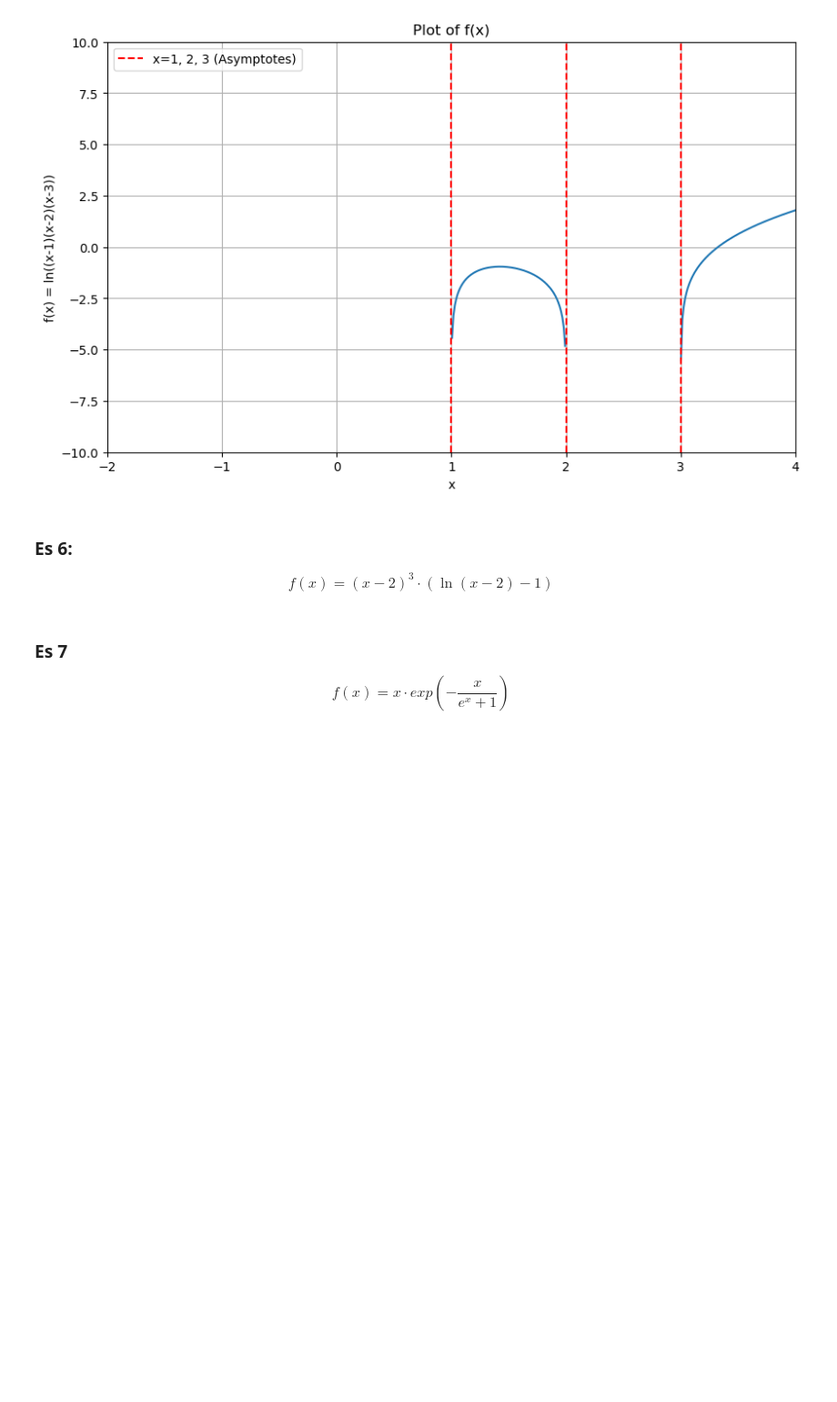
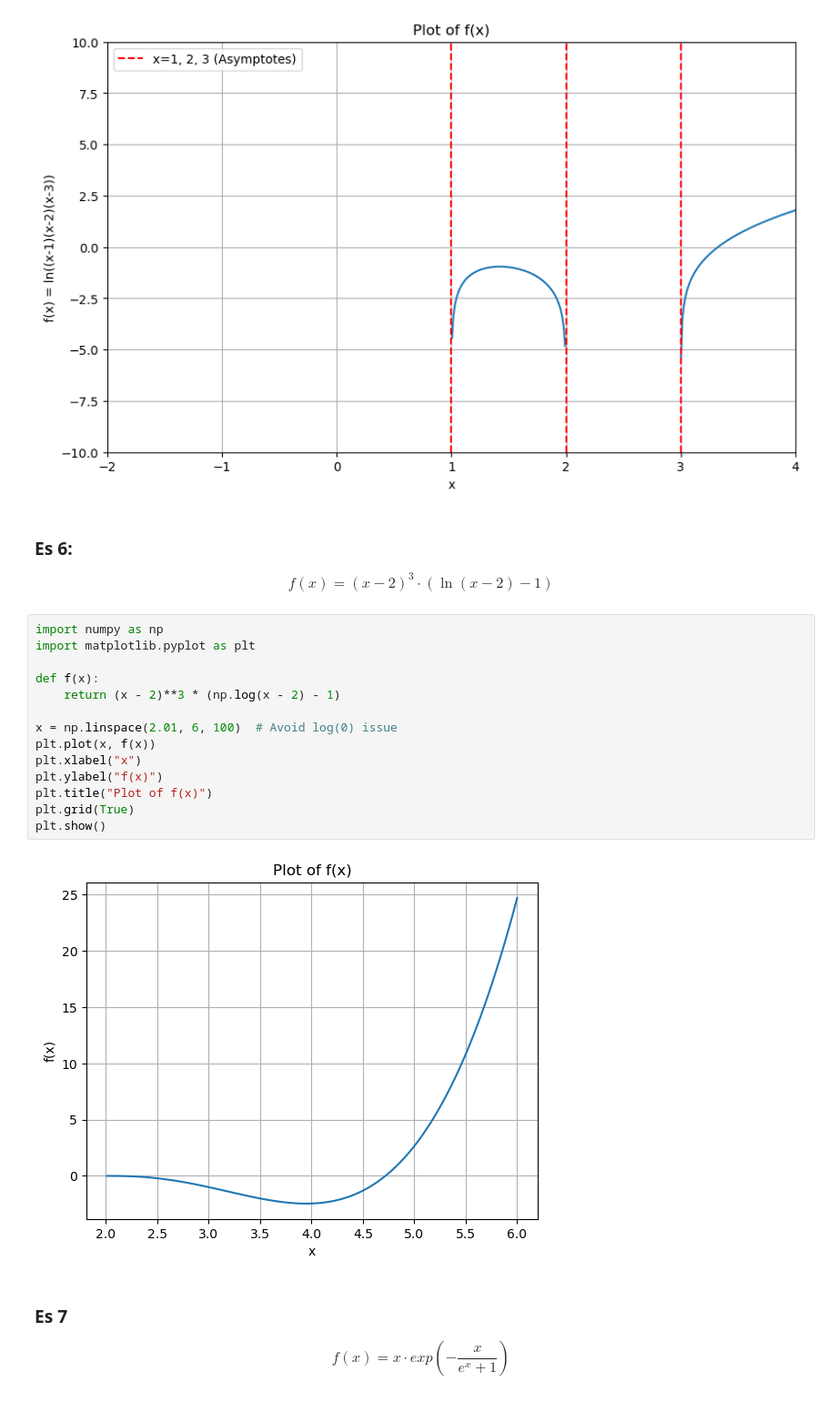
Before and after one commit to MatteoAldovardi/Tutoring, a Jupyter notebook: quinta_superiore/Studio_di_funzione.ipynb, the cells around one changed output. Shown: that part at 91% size. Drawn from its saved outputs; the diff is of its cells as text; blank space fills up the shorter version.

```diff
--- a/quinta_superiore/Studio_di_funzione.ipynb
+++ b/quinta_superiore/Studio_di_funzione.ipynb
@@ -227,6 +227,22 @@ plt.show()
 
 
 $$ f(x) = (x-2)^3 \cdot ( \ln(x-2) - 1)$$
+# %%
+import numpy as np
+import matplotlib.pyplot as plt
+
+def f(x):
+    return (x - 2)**3 * (np.log(x - 2) - 1)
+
+x = np.linspace(2.01, 6, 100)  # Avoid log(0) issue
+plt.plot(x, f(x))
+plt.xlabel("x")
+plt.ylabel("f(x)")
+plt.title("Plot of f(x)")
+plt.grid(True)
+plt.show()
+# %% [output]
+[figure, added]
 # %% [markdown]
 ### Es 7
 
```
Also changed, not shown: parts of 2 cells of this notebook.
